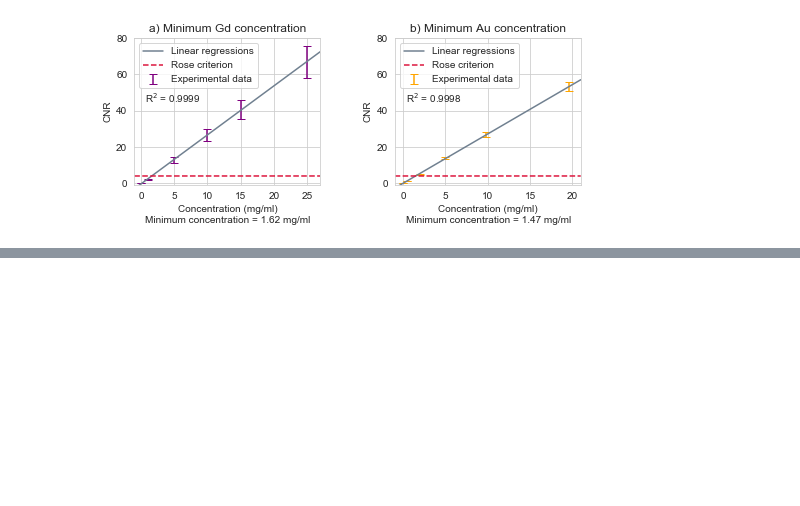
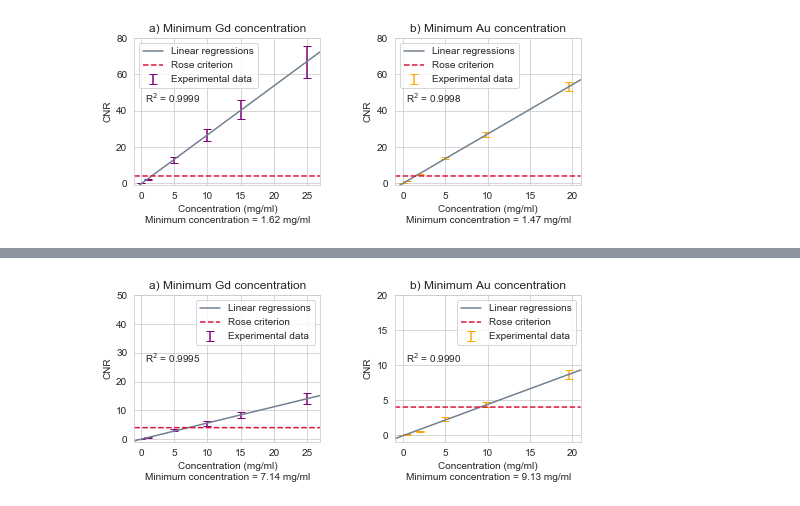
Before and after one commit to drichts/Reconstruction, a Jupyter notebook: presentations/AAPM21/figures.ipynb, the cells around one changed output, grey strips where cells are left out. Drawn from its saved outputs; the diff is of its cells as text; code cells hidden in the pictures; blank space fills up the shorter version.

Commit message:
Working-update for lab meeting presentation 04-27

```diff
--- a/presentations/AAPM21/figures.ipynb
+++ b/presentations/AAPM21/figures.ipynb
@@ -330,3 +332,86 @@ fig4.show()
  [56.4107586  28.71467634 14.53112989  4.97478097  1.47859617  0.        ]
  [52.96801951 26.79483757 13.81860013  4.55701697  1.48254764  0.        ]]
 [figure]
+# %%
+import os
+import numpy as np
+import matplotlib.pyplot as plt
+from scipy.stats import linregress
+import seaborn as sns
+
+sns.set_style('whitegrid')
+directory = r'D:\OneDrive - University of Victoria\Research\LDA Data\21-03-03_CT_GdAu_SEC\phantom_scan'
+
+gd_conc = np.array([25, 15, 10, 5, 1, 0])
+au_conc = np.array([19.67, 9.835, 4.9175, 1.967, 0.49175, 0])
+
+# CNR order: 0 (K-edge w/ water), 1 (CT w/ water), 2 (K-edge w/ phantom), 3 (CT w/ phantom)
+cnr_gd = np.load(os.path.join(directory, 'CNR_Gd.npy'))[:, 0]
+cnr_au = np.load(os.path.join(directory, 'CNR_Au.npy'))[:, 0]
+
+cnr_gd = np.delete(cnr_gd, 2, axis=0)
+
+print(cnr_gd)
+print(cnr_au)
+
+
+
+std_gd = np.std(cnr_gd, axis=0)
+std_au = np.std(cnr_au, axis=0)
+
+cnr_gd = np.mean(cnr_gd, axis=0)
+cnr_au = np.mean(cnr_au, axis=0)
+
+# Find the linear regression and detection limit
+
+# Get the linear regressions of the Gd data
+m_gd, b_gd, r2_gd, p, std = linregress(gd_conc, cnr_gd)
+xpts = np.linspace(-2, 27, 5000)
+ypts_gd = m_gd * xpts + b_gd
+
+# Find the minimum Gd concentration
+min_idx_gd = np.abs(ypts_gd - 4).argmin()
+min_conc_gd = xpts[min_idx_gd]
+
+# Get the linear regressions of the Au data
+m_au, b_au, r2_au, p, std = linregress(au_conc, cnr_au)
+ypts_au = m_au * xpts + b_au
+
+# Find the minimum Au concentration
+min_idx = np.abs(ypts_au - 4).argmin()
+min_conc_au = xpts[min_idx]
+
+fig4, ax4 = plt.subplots(1, 2, figsize=(8, 3))
+
+ax4[0].errorbar(gd_conc, cnr_gd, yerr=std_gd, capsize=4, fmt='none', color='purple')
+ax4[0].plot(xpts, ypts_gd, color='slategray')
+ax4[0].plot(xpts, 4*np.ones(5000), color='crimson', ls='--')
+ax4[0].set_ylim([-1, 50])
+ax4[0].set_xlim([-1, 27])
+ax4[0].set_title('a) Minimum Gd concentration')
+ax4[0].set_xlabel('Concentration (mg/ml)')
+ax4[0].set_ylabel('CNR')
+ax4[0].legend(['Linear regressions', 'Rose criterion', 'Experimental data'])
+ax4[0].annotate(rf'R$^2$ = {r2_gd:0.4f}', (0.06, 0.57),
+               xycoords='axes fraction', va='center')
+ax4[0].annotate(f'Minimum concentration = {min_conc_gd:0.2f} mg/ml', (0.06, -0.24),
+               xycoords='axes fraction', va='center')
+
+ax4[1].errorbar(au_conc, cnr_au, yerr=std_au, capsize=4, fmt='none', color='orange')
+ax4[1].plot(xpts, ypts_au, color='slategray')
+ax4[1].plot(xpts, 4*np.ones(5000), color='crimson', ls='--')
+ax4[1].set_ylim([-1, 20])
+ax4[1].set_xlim([-1, 21])
+ax4[1].set_title('b) Minimum Au concentration')
+ax4[1].set_xlabel('Concentration (mg/ml)')
+ax4[1].set_ylabel('CNR')
+ax4[1].legend(['Linear regressions', 'Rose criterion', 'Experimental data'])
+ax4[1].annotate(rf'R$^2$ = {r2_au:0.4f}', (0.06, 0.57),
+               xycoords='axes fraction', va='center')
+ax4[1].annotate(f'Minimum concentration = {min_conc_au:0.2f} mg/ml', (0.06, -0.24),
+               xycoords='axes fraction', va='center')
+
+fig4.subplots_adjust(bottom=0.20, wspace=0.4)
+fig4.show()
+fig4.savefig(r'D:\OneDrive - University of Victoria\Files\Grad School\Writings and Presentations\Abstracts\AAPM 2021\K_CNR_min_concentration.png', dpi=500)
+# %% [output]
@@ -332,0 +425 @@ fig4.show()
+[figure, added]
```
Also changed, not shown: parts of 4 cells of this notebook, 12 other files.
